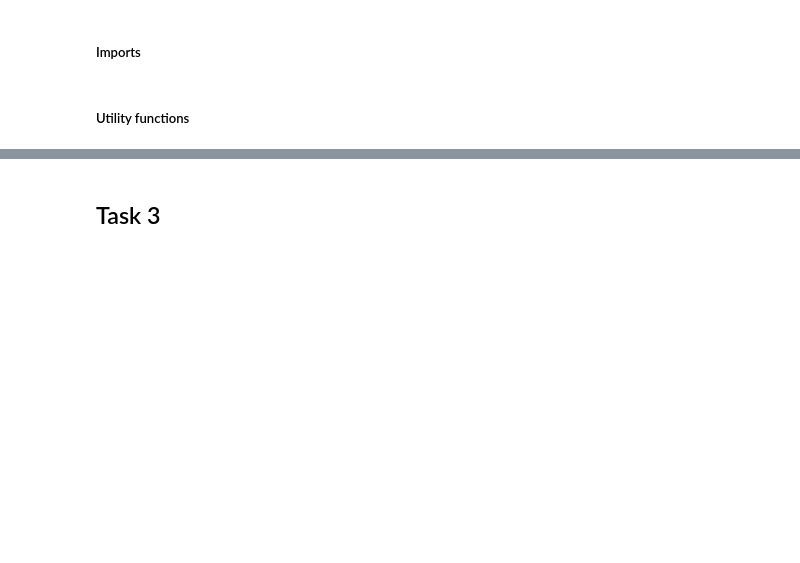
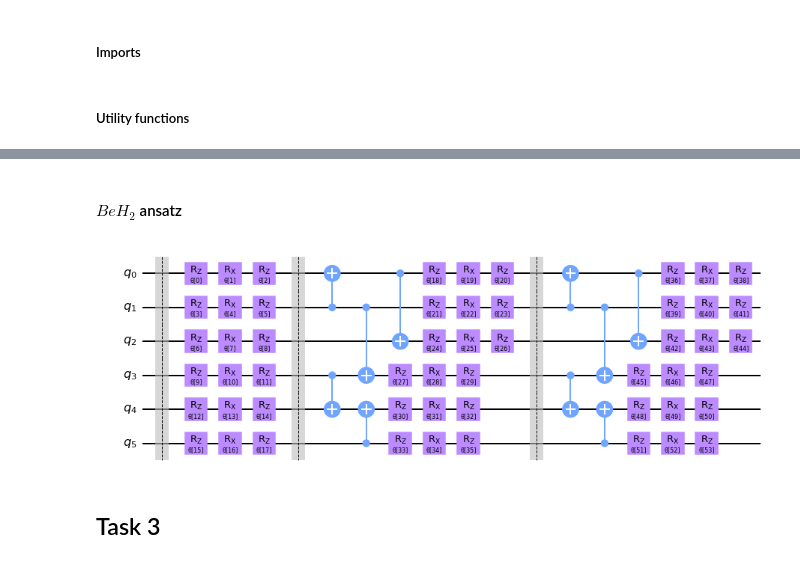
Before and after one commit to lao8n/ox_quantum, a Jupyter notebook: assignment/assignment.ipynb, the cells around one changed output, grey strips where cells are left out. Saved outputs shown, nothing was run; the diff lists cells and outputs as text; code cells hidden in the pictures; blank space fills up the shorter version.

```diff
--- a/assignment/assignment.ipynb
+++ b/assignment/assignment.ipynb
@@ -102,2 +137,13 @@ hardware_efficient_ansatz(2).draw("mpl", scale=0.8)
+# %% [markdown]
+#### $BeH_2$ ansatz
+# %%
+def beh2_entangler():
+    entangler = QuantumCircuit(6)
+    entangler.cx([1, 3, 1, 0, 5], [0, 4, 3, 2, 4])
+    return entangler
+
+hardware_efficient_ansatz(range(6), beh2_entangler(), 2).draw("mpl")
+# %% [output]
+[figure, added]
 # %% [markdown]
 ## Task 3
```
Also changed, not shown: parts of 8 cells of this notebook.
